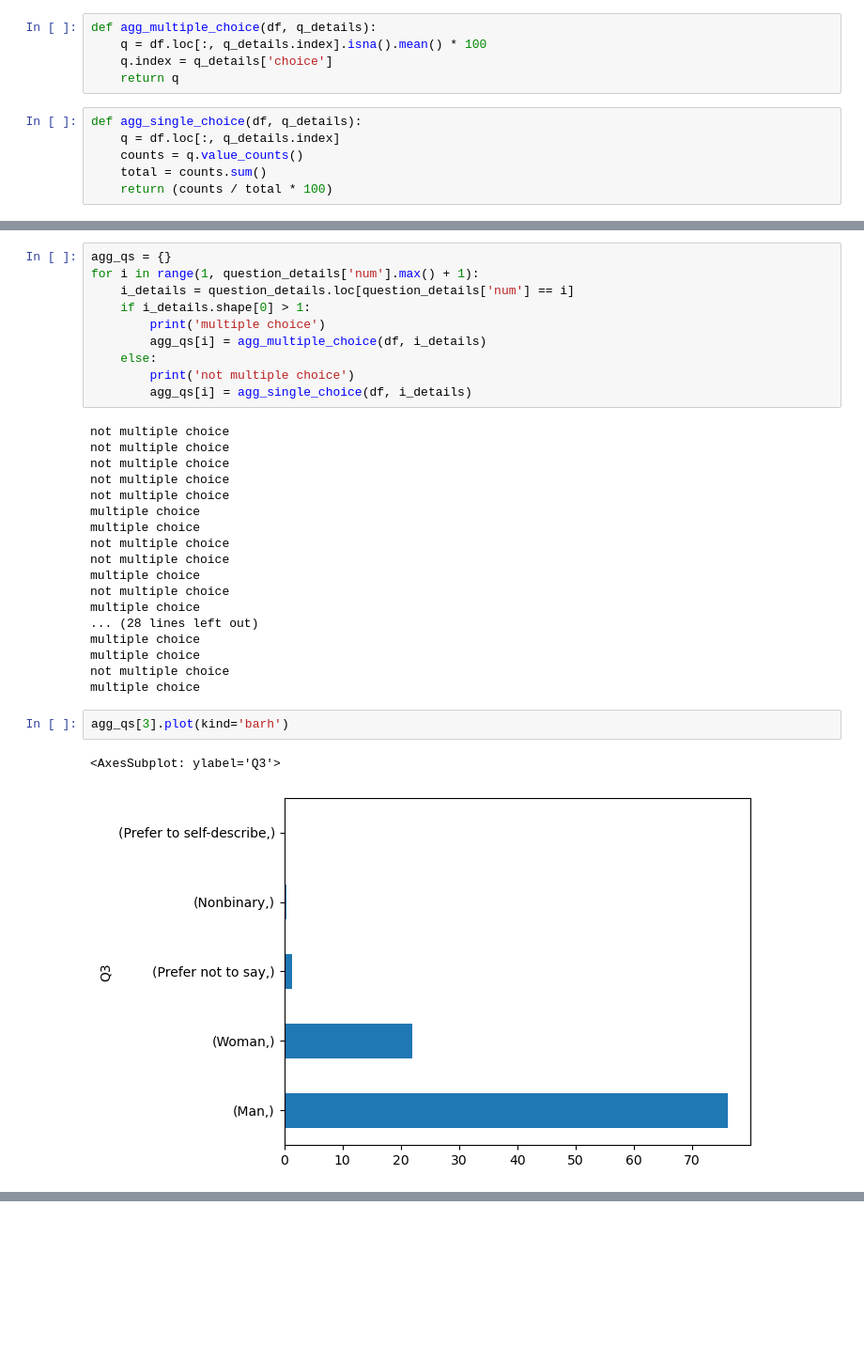
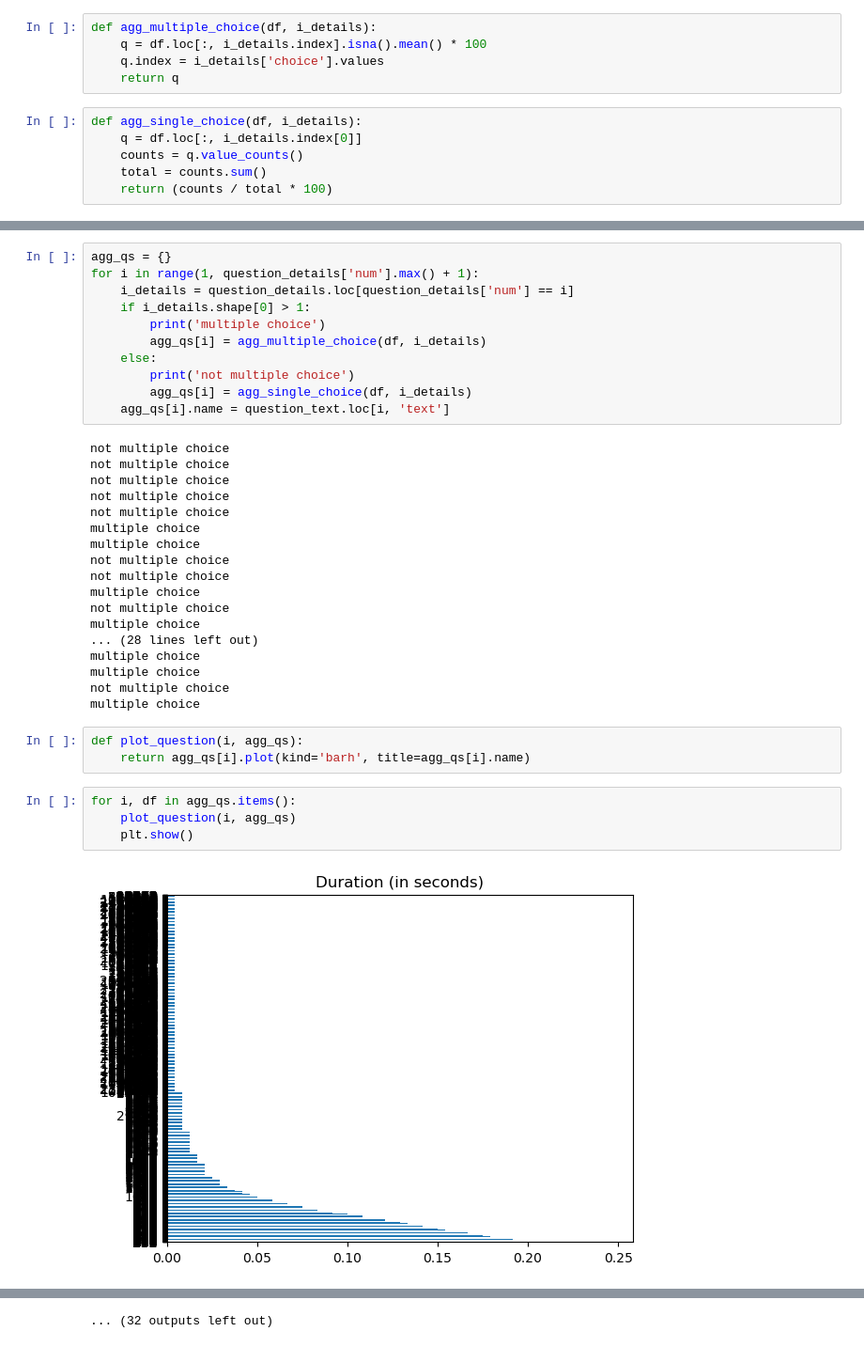
Before and after one commit to mevillalo/kaggle_survey_2022, a Jupyter notebook: review.ipynb, the cells around one changed output, grey strips where cells are left out. Shown at 94% size. Cells and saved outputs as stored; diff of their text form; blank space fills up the shorter version.

Commit message:
Making some progress in question review and plotting

```diff
--- a/review.ipynb
+++ b/review.ipynb
@@ -20,11 +33,11 @@ question_details['num'] = question_details['num'].astype('int')
 # %%
-def agg_multiple_choice(df, q_details):
-    q = df.loc[:, q_details.index].isna().mean() * 100
-    q.index = q_details['choice']
+def agg_multiple_choice(df, i_details):
+    q = df.loc[:, i_details.index].isna().mean() * 100
+    q.index = i_details['choice'].values
     return q
 # %%
-def agg_single_choice(df, q_details):
-    q = df.loc[:, q_details.index]
+def agg_single_choice(df, i_details):
+    q = df.loc[:, i_details.index[0]]
     counts = q.value_counts()
     total = counts.sum()
     return (counts / total * 100)
@@ -38,6 +71,7 @@ for i in range(1, question_details['num'].max() + 1):
     else:
         print('not multiple choice')
         agg_qs[i] = agg_single_choice(df, i_details)
+    agg_qs[i].name = question_text.loc[i, 'text']
 # %% [output]
 not multiple choice
 not multiple choice
@@ -56,8 +90,12 @@ multiple choice
 multiple choice
 not multiple choice
 multiple choice
-# %%
-agg_qs[3].plot(kind='barh')
-# %% [output]
-<AxesSubplot: ylabel='Q3'>
-[figure, removed]
+# %%
+def plot_question(i, agg_qs):
+    return agg_qs[i].plot(kind='barh', title=agg_qs[i].name)
+# %%
+for i, df in agg_qs.items():
+    plot_question(i, agg_qs)
+    plt.show()
+# %% [output]
+[figure, added]
@@ -63,0 +113 @@ agg_qs[3].plot(kind='barh')
+... (32 outputs left out)
```
Also changed, not shown: parts of 10 cells of this notebook.
